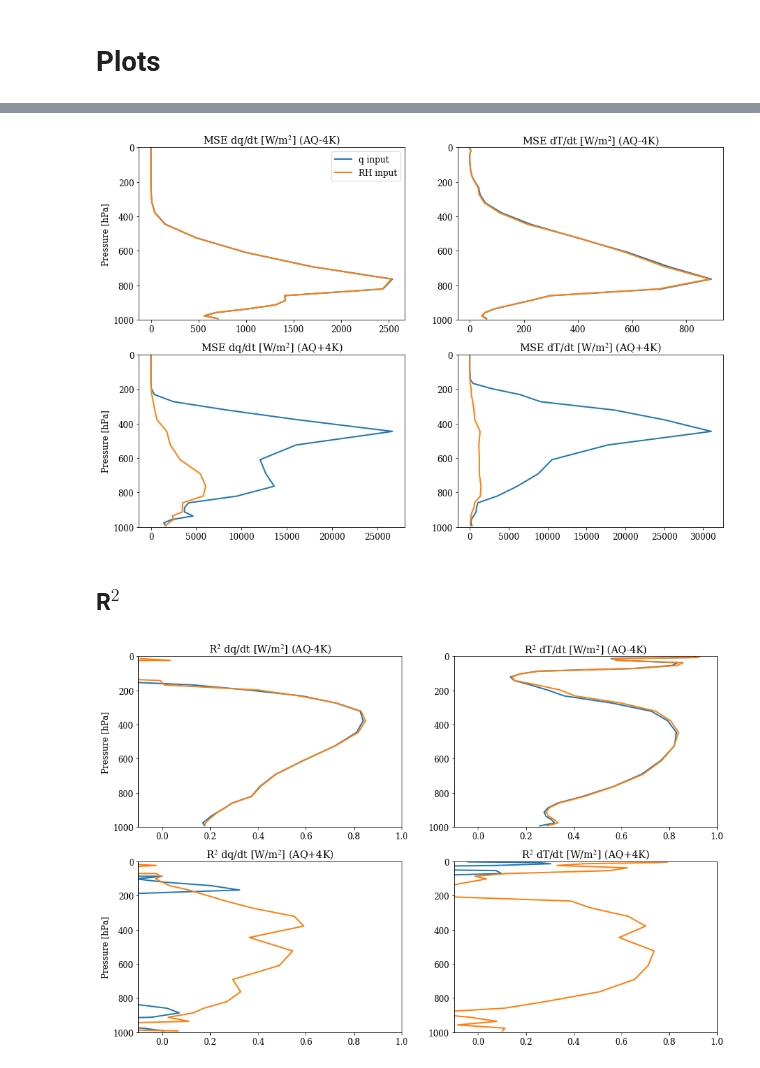
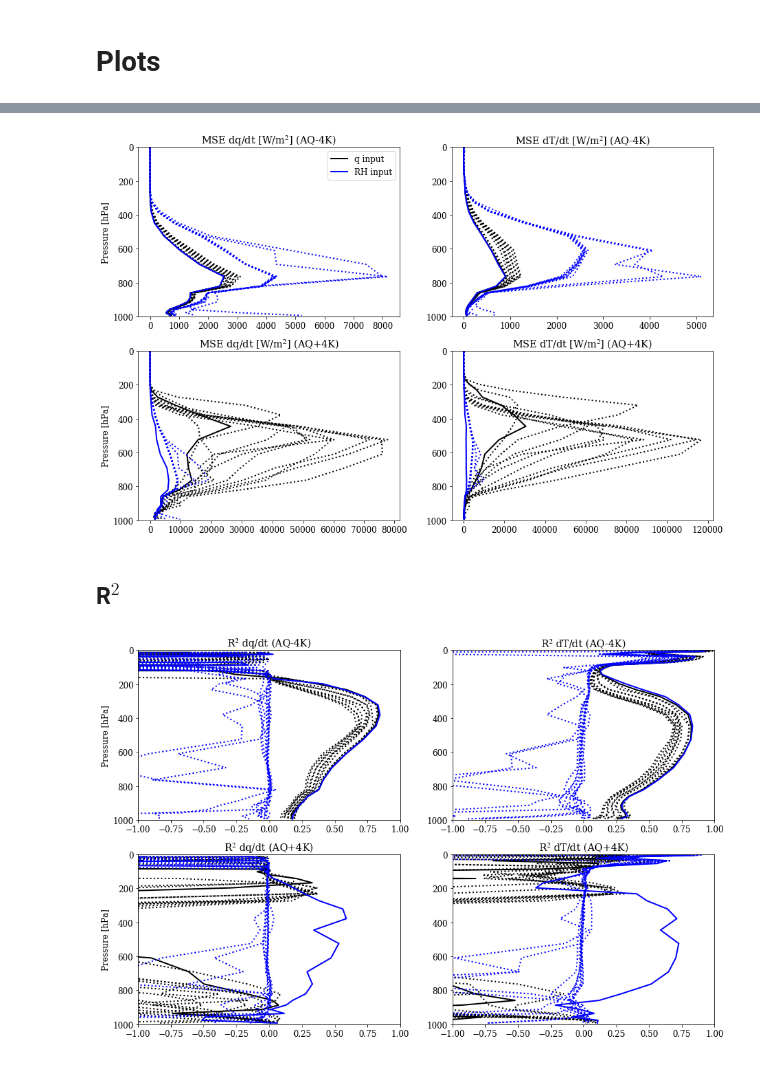
Before and after one commit to BradleyStanleyClamp/CBRAIN-CAM-MLINV, a Jupyter notebook: notebooks/tbeucler_devlog/097_Jerry_Runs_Offline_Analysis.ipynb, the cells around one changed output, grey strips where cells are left out. Drawn from its saved outputs; the diff is of its cells as text; code cells hidden in the pictures.

```diff
--- a/notebooks/tbeucler_devlog/097_Jerry_Runs_Offline_Analysis.ipynb
+++ b/notebooks/tbeucler_devlog/097_Jerry_Runs_Offline_Analysis.ipynb
@@ -214,3 +280,3 @@ Nbatches = 35
 b_random = np.random.choice(np.linspace(0,5700,5701),size=((Nbatches,)),replace=False).astype('int')
 # %%
-MSE = {}; MSE_gen = {}; INP = {}; VAR = {};
+MSE = {}; MSE_gen = {}; INP = {}; VAR = {}; MSEJ = {}; MSEJ_gen = {}
@@ -220,6 +288,7 @@ for idataset,dataset in enumerate(['AQ-4K','AQ+4K']):
 
     MSE[dataset] = {}; INP[dataset] = {}; VAR[dataset] = {};
     MSE_gen[dataset] = {}; VAR_gen[dataset] = {};
+    MSEJ[dataset] = {}; MSEJ_gen[dataset] = {};
 
     if idataset==0: train_gen_array = test_m4K
     elif idataset==1: train_gen_array = test_p4K
@@ -276,3 +417,4 @@ MSE_gen[dataset][path].shape
 # %%
 Rescaling = ['q input','RH input']
+Color = ['k','b']
 # %% [markdown]
@@ -283,37 +462,65 @@ fig, ax = plt.subplots(2,2,figsize=(15,10))
 for row,dataset in enumerate(['AQ-4K','AQ+4K']):
     for ipath,path in enumerate(path_Tom):
         mse_q = np.mean(MSE_gen[dataset][path][:30,:],axis=1)
-        ax[row][0].plot(mse_q,lev,label=Rescaling[ipath])
+        ax[row][0].plot(mse_q,lev,label=Rescaling[ipath],color=Color[ipath])
         ax[row][0].set_ylim((1000,0))
         ax[row][0].set_ylabel('Pressure [hPa]')
         ax[row][0].set_title('MSE dq/dt [W/m$^{2}$] ('+dataset+')')
 
+        for dropout in range(5):
+            for BN in (['True','False']):
+                mse_q = np.mean(MSE_gen[dataset][Inp_name[ipath]][dropout][BN][:30,:],axis=1)
+                ax[row][0].plot(mse_q,lev,linestyle=':',color=Color[ipath])
+
+
         mse_T = np.mean(MSE_gen[dataset][path][30:60,:],axis=1)
-        ax[row][1].plot(mse_T,lev)
+        ax[row][1].plot(mse_T,lev,color=Color[ipath])
         ax[row][1].set_ylim((1000,0))
         ax[row][1].set_title('MSE dT/dt [W/m$^{2}$] ('+dataset+')')
 
+        for dropout in range(5):
+            for BN in (['True','False']):
+                mse_T = np.mean(MSE_gen[dataset][Inp_name[ipath]][dropout][BN][30:60,:],axis=1)
+                ax[row][1].plot(mse_T,lev,linestyle=':',color=Color[ipath])
+
     if row==0: ax[row][0].legend()
 # %% [output]
-[figure, old version]
+[figure, new version]
 # %% [markdown]
 ## R$^{2}$
 # %%
+warnings.filterwarnings('ignore')
 fig, ax = plt.subplots(2,2,figsize=(15,10))
 
 for row,dataset in enumerate(['AQ-4K','AQ+4K']):
     for ipath,path in enumerate(path_Tom):
-        R2_q = 1-(np.mean(MSE_gen[dataset][path][:30,:],axis=1)/np.var(VAR[dataset][path][:,:,:,:30],axis=(0,1,2)))
-        ax[row][0].plot(R2_q,lev)
+        R2_q = 1-(np.mean(MSE_gen[dataset][path][:30,:],axis=1)/\
+                  np.var(VAR[dataset][path][:,:,:,:30],axis=(0,1,2)))
+        ax[row][0].plot(R2_q,lev,color=Color[ipath])
         ax[row][0].set_ylim((1000,0))
-        ax[row][0].set_xlim((-0.1,1))
+        ax[row][0].set_xlim((-1,1))
         ax[row][0].set_ylabel('Pressure [hPa]')
-        ax[row][0].set_title('R$^{2}$ dq/dt [W/m$^{2}$] ('+dataset+')')
+        ax[row][0].set_title('R$^{2}$ dq/dt ('+dataset+')')
 
-        R2_T = 1-(np.mean(MSE_gen[dataset][path][30:60,:],axis=1)/np.var(VAR[dataset][path][:,:,:,30:60],axis=(0,1,2)))
-        ax[row][1].plot(R2_T,lev)
+        for dropout in range(5):
+            for BN in (['True','False']):
+                R2_q = 1-(np.mean(MSE_gen[dataset][Inp_name[ipath]][dropout][BN][:30,:],axis=1)/\
+                          (np.var(VAR[dataset][Inp_name[ipath]]\
+                                  [dropout][BN][:,:,:,:30],axis=(0,1,2))))
+                ax[row][0].plot(R2_q,lev,color=Color[ipath],linestyle=':')
+
+        R2_T = 1-(np.mean(MSE_gen[dataset][path][30:60,:],axis=1)/\
+                  np.var(VAR[dataset][path][:,:,:,30:60],axis=(0,1,2)))
+        ax[row][1].plot(R2_T,lev,color=Color[ipath])
         ax[row][1].set_ylim((1000,0))
-        ax[row][1].set_xlim((-0.1,1))
-        ax[row][1].set_title('R$^{2}$ dT/dt [W/m$^{2}$] ('+dataset+')')
+        ax[row][1].set_xlim((-1,1))
+        ax[row][1].set_title('R$^{2}$ dT/dt ('+dataset+')')
+
+        for dropout in range(5):
+            for BN in (['True','False']):
+                R2_T = 1-(np.mean(MSE_gen[dataset][Inp_name[ipath]][dropout][BN][30:60,:],axis=1)/\
+                          (np.var(VAR[dataset][Inp_name[ipath]]\
+                                  [dropout][BN][:,:,:,30:60],axis=(0,1,2))))
+                ax[row][1].plot(R2_T,lev,color=Color[ipath],linestyle=':')
 # %% [output]
-[figure, old version]
+[figure, new version]
```
Also changed, not shown: parts of 28 cells of this notebook.
